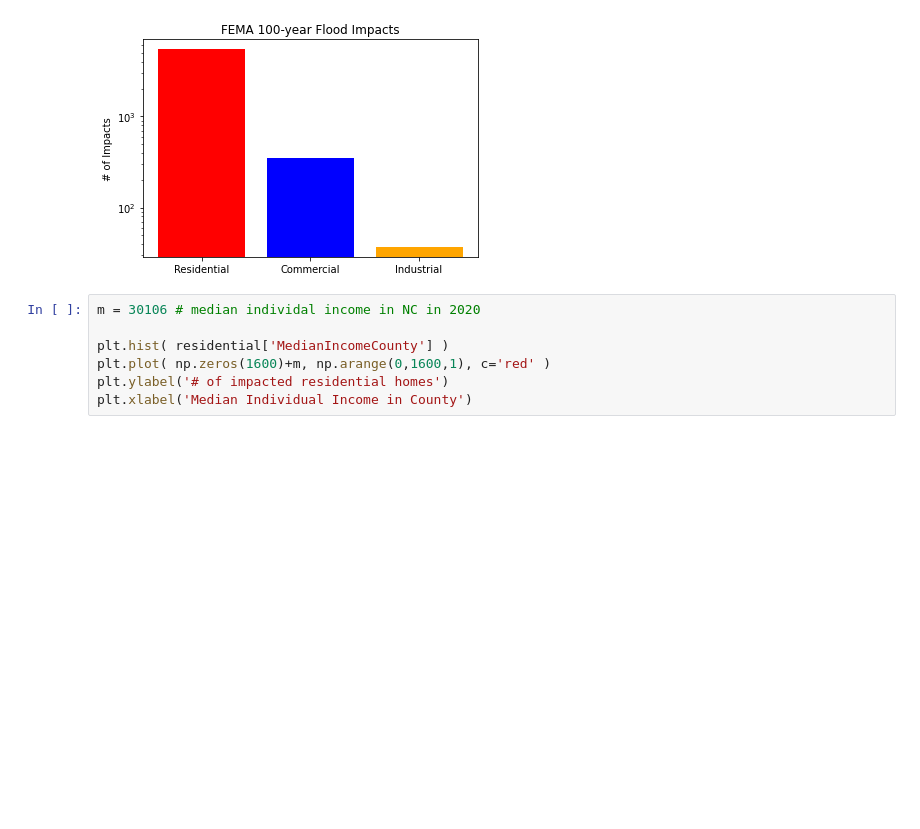
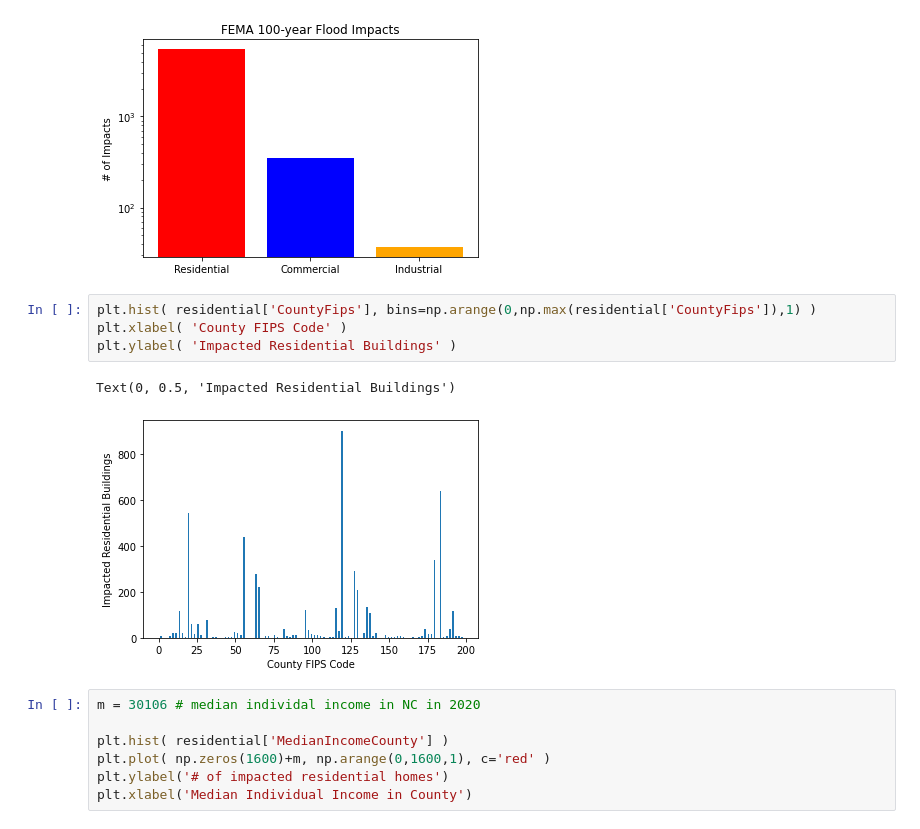
Before and after one commit to geo-smart/flood-risk-ml-tutorial, a Jupyter notebook: Building_Classification.ipynb, the cells around one changed output. Saved outputs shown, nothing was run; the diff lists cells and outputs as text; blank space fills up the shorter version.

```diff
--- a/Building_Classification.ipynb
+++ b/Building_Classification.ipynb
@@ -1287,6 +1125,13 @@ ax.set_title('FEMA 100-year Flood Impacts')
 ax.set_yscale('log')
 # %% [output]
 [figure]
+# %%
+plt.hist( residential['CountyFips'], bins=np.arange(0,np.max(residential['CountyFips']),1) )
+plt.xlabel( 'County FIPS Code' )
+plt.ylabel( 'Impacted Residential Buildings' )
+# %% [output]
+Text(0, 0.5, 'Impacted Residential Buildings')
+[figure, added]
 # %%
 m = 30106 # median individal income in NC in 2020
 
```
Also changed, not shown: parts of 36 cells of this notebook.
